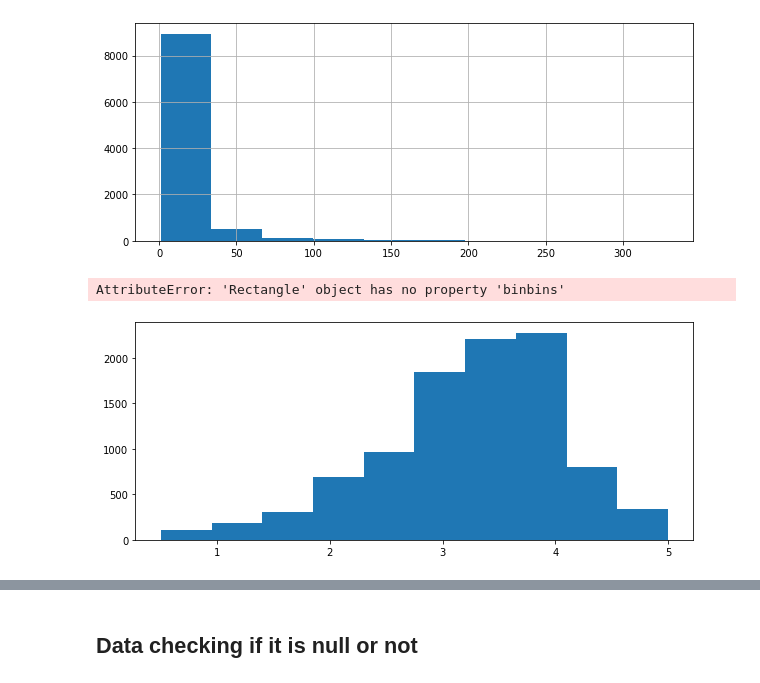
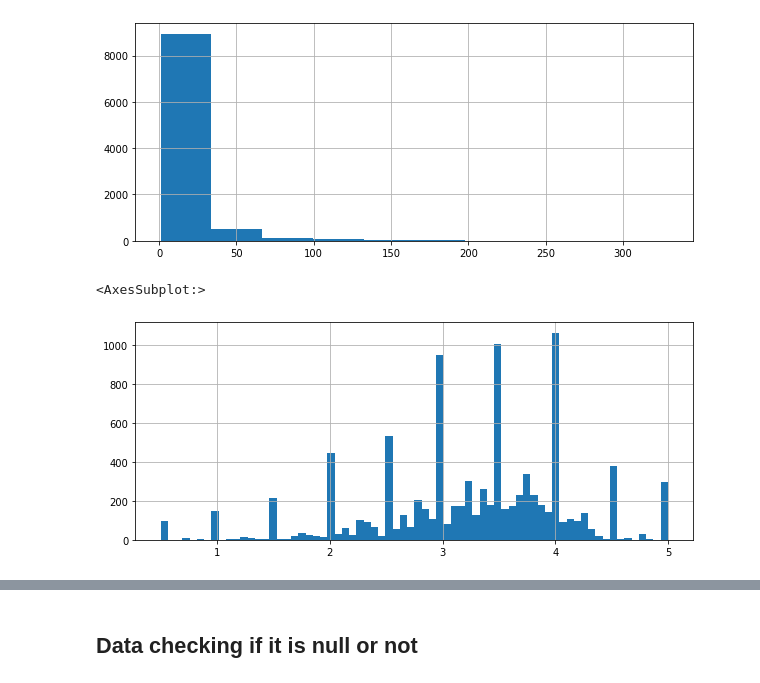
Before and after one commit to sagar102001/Movies-Reccomandation-System, a Jupyter notebook: Movies Reccomandation.ipynb, the cells around one changed output, grey strips where cells are left out. Saved outputs shown, nothing was run; the diff lists cells and outputs as text; code cells hidden in the pictures.

```diff
--- a/Movies Reccomandation.ipynb
+++ b/Movies Reccomandation.ipynb
@@ -89,9 +91,9 @@ ratings['No of Ratings'].hist(bins=10)
 # %%
 plt.figure(figsize =(10, 4))
 
-ratings['rating'].hist(binbins=70)
+ratings['rating'].hist(bins=70)
 # %% [output]
-AttributeError: 'Rectangle' object has no property 'binbins'
+<AxesSubplot:>
-[figure, old version]
+[figure, new version]
 # %%
 sn.countplot(x="rating" ,data=data)
```
Also changed, not shown: parts of 13 cells of this notebook.
